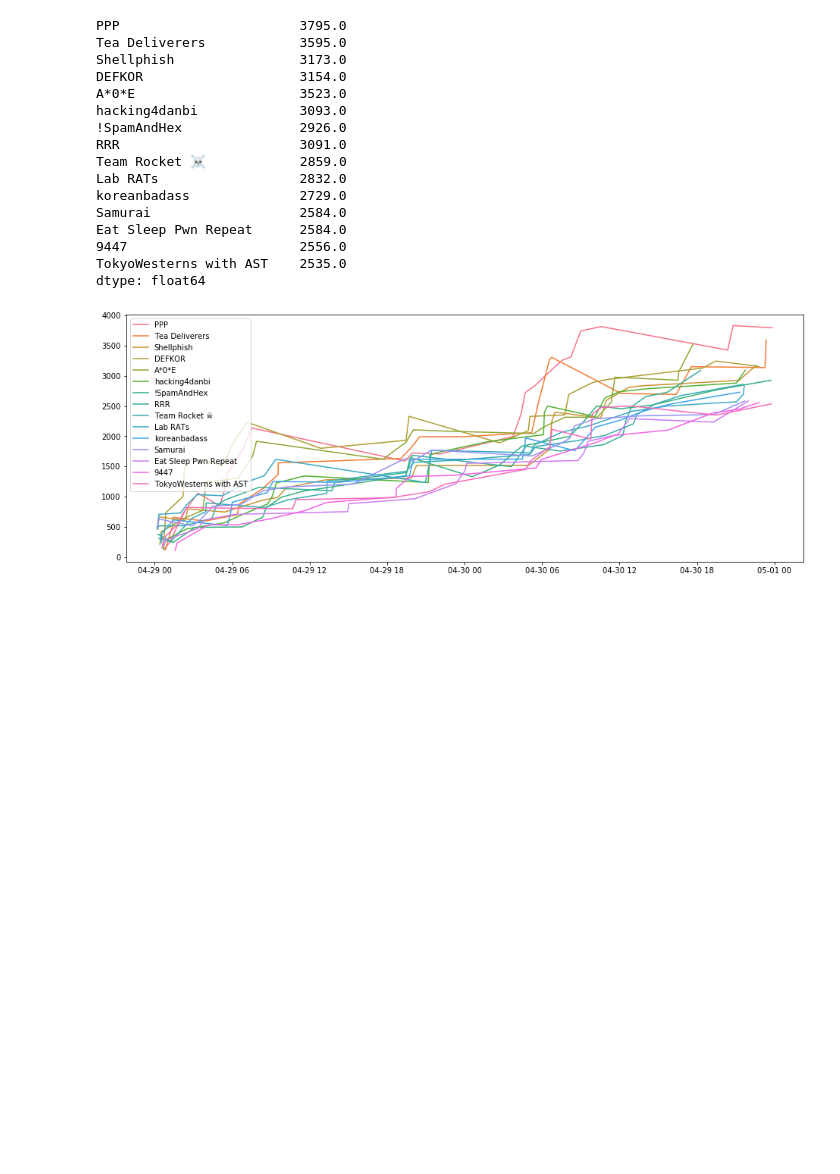
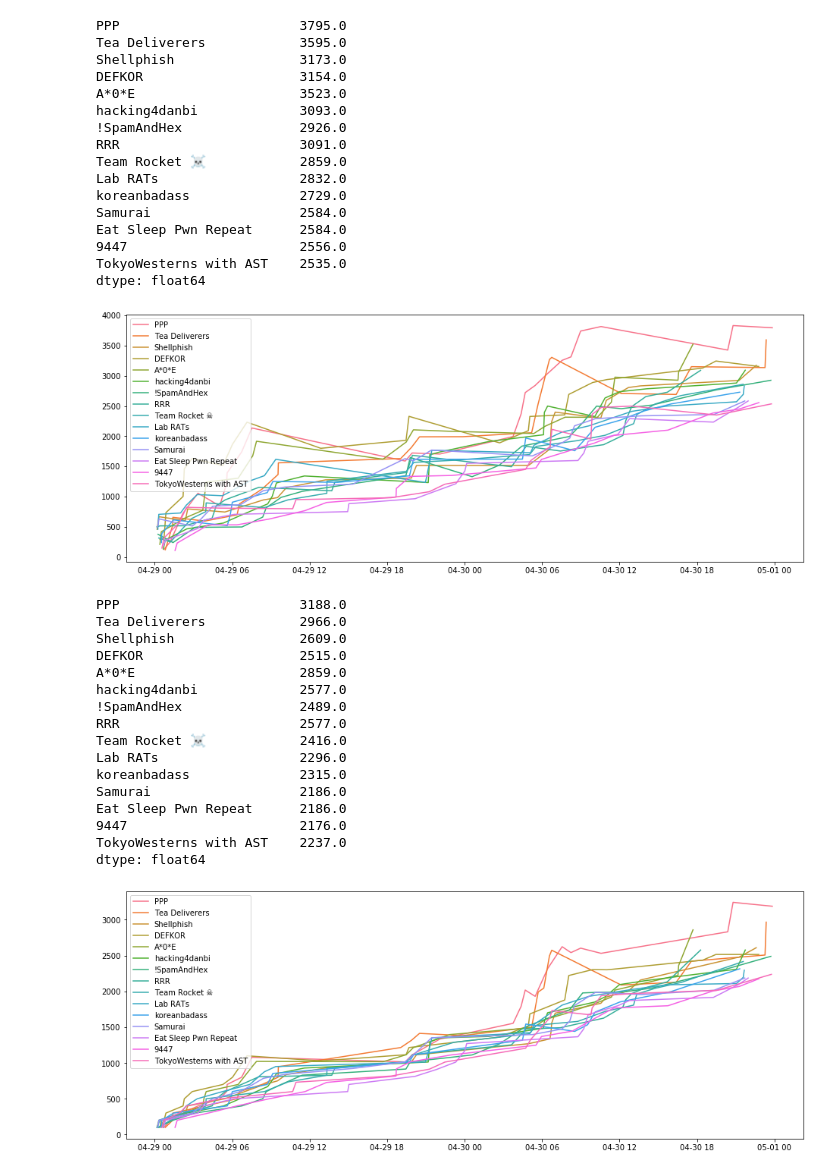
Before and after one commit to wwong/ctf-score-analysis, a Jupyter notebook: 2017-legitbs-quals.ipynb, the cells around one changed output. Drawn from its saved outputs; the diff is of its cells as text; code cells hidden in the pictures; blank space fills up the shorter version.

```diff
--- a/2017-legitbs-quals.ipynb
+++ b/2017-legitbs-quals.ipynb
@@ -369,4 +380,25 @@ Eat Sleep Pwn Repeat      2584.0
 TokyoWesterns with AST    2535.0
 dtype: float64
 [figure]
+# %%
+hybrid_scores = plot_for_strat(teams, solves, HybridPointValueChallengeLoader.from_json)
+hybrid_scores
+# %% [output]
+PPP                       3188.0
+Tea Deliverers            2966.0
+Shellphish                2609.0
+DEFKOR                    2515.0
+A*0*E                     2859.0
+hacking4danbi             2577.0
+!SpamAndHex               2489.0
+RRR                       2577.0
+Team Rocket ☠️            2416.0
+Lab RATs                  2296.0
+koreanbadass              2315.0
+Samurai                   2186.0
+Eat Sleep Pwn Repeat      2186.0
+9447                      2176.0
+TokyoWesterns with AST    2237.0
+dtype: float64
+[figure, added]
 # %%
```
Also changed, not shown: parts of 4 cells of this notebook.
